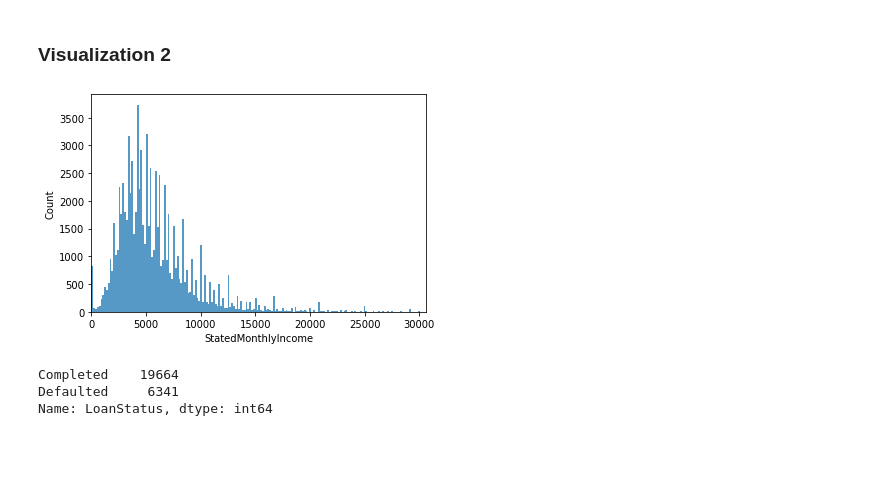
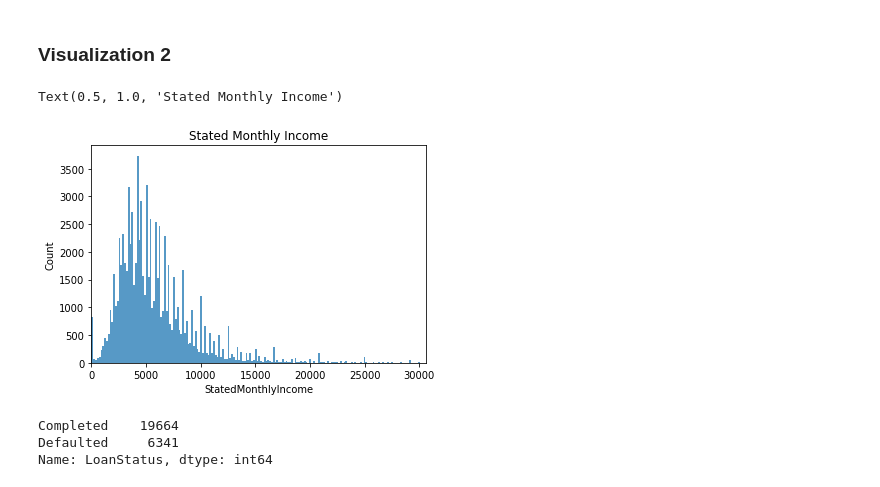
Before and after one commit to EnochAy/Udacity-Nanodegree-Data-Analyst---Data-Visualization-Project, a Jupyter notebook: Slide_Deck.ipynb, the cells around one changed output. Drawn from its saved outputs; the diff is of its cells as text; code cells hidden in the pictures; blank space fills up the shorter version.

```diff
--- a/Slide_Deck.ipynb
+++ b/Slide_Deck.ipynb
@@ -109,8 +111,10 @@ With a boundary of mean and 3 times standard deviations distribution of monthly
 # %%
 hist_plotter(target_df, 'StatedMonthlyIncome')
 plt.xlim(0, boundary);
+plt.title('Stated Monthly Income')
 # %% [output]
+Text(0.5, 1.0, 'Stated Monthly Income')
-[figure, old version]
+[figure, new version]
 # %%
 # Here, I'm just trying to restructure the Loan Status variable in the data
 condition = (target_df['LoanStatus'] == 'Completed') | (target_df['LoanStatus'] == 'Defaulted') |\
```
Also changed, not shown: parts of 8 cells of this notebook, 6 other files.
